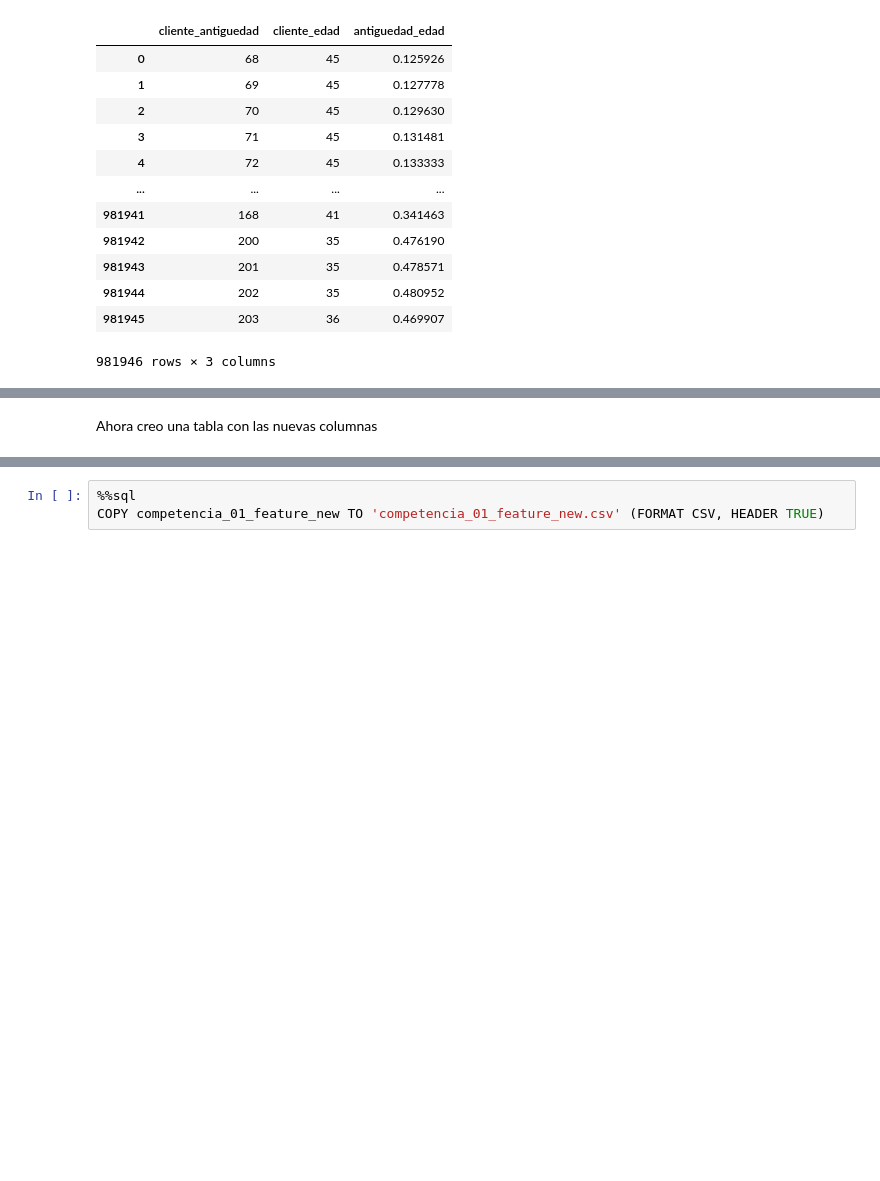
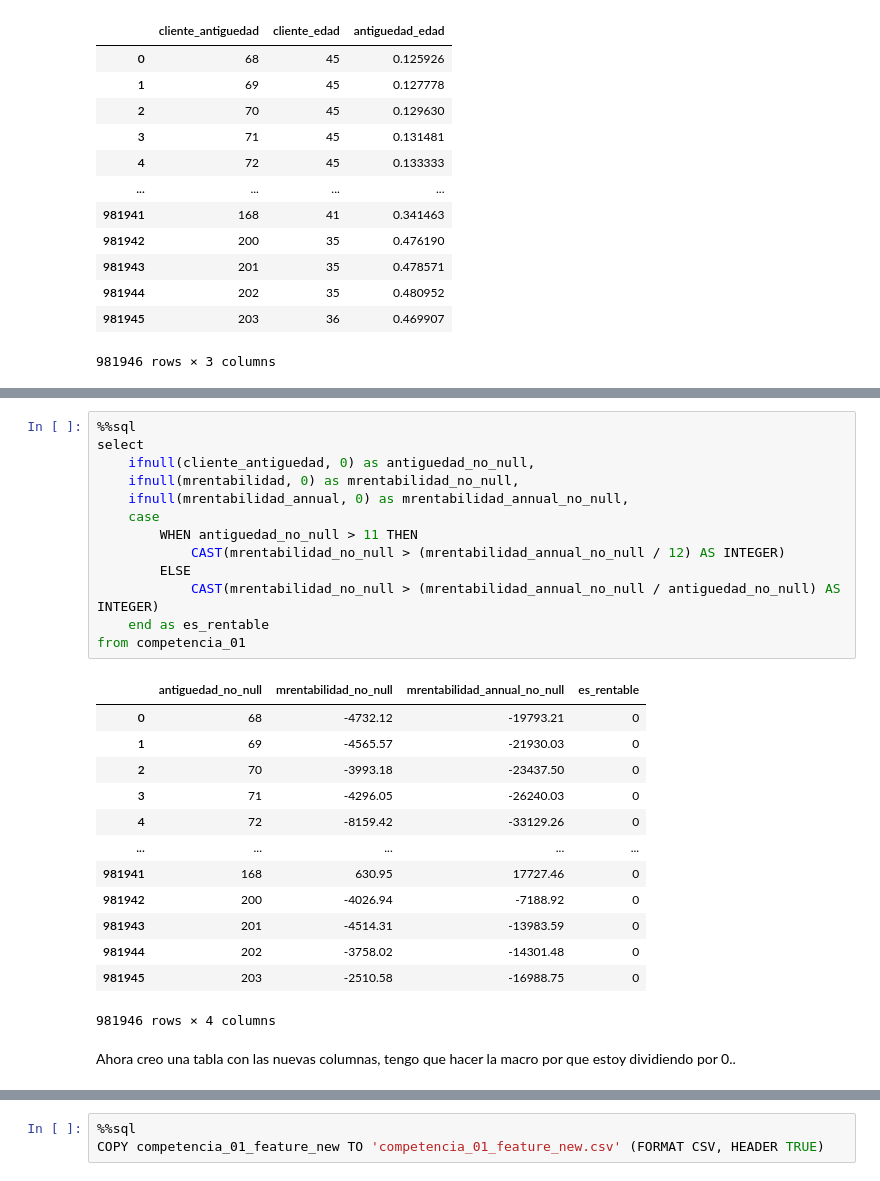
Before and after one commit to dmecoyfin/dmeyf2024, a Jupyter notebook: src/Competencia_1/Feature_Engineering_en_SQL.ipynb, the cells around one changed output, grey strips where cells are left out. Drawn from its saved outputs; the diff is of its cells as text; blank space fills up the shorter version.

Commit message:
nuevas features

```diff
--- a/src/Competencia_1/Feature_Engineering_en_SQL.ipynb
+++ b/src/Competencia_1/Feature_Engineering_en_SQL.ipynb
@@ -332,5 +331,32 @@ from competencia_01
+# %%
+%%sql
+select
+    ifnull(cliente_antiguedad, 0) as antiguedad_no_null,
+    ifnull(mrentabilidad, 0) as mrentabilidad_no_null,
+    ifnull(mrentabilidad_annual, 0) as mrentabilidad_annual_no_null,
+    case
+        WHEN antiguedad_no_null > 11 THEN
+            CAST(mrentabilidad_no_null > (mrentabilidad_annual_no_null / 12) AS INTEGER)
+        ELSE
+            CAST(mrentabilidad_no_null > (mrentabilidad_annual_no_null / antiguedad_no_null) AS INTEGER)
+    end as es_rentable
+from competencia_01
+# %% [output]
+|  | antiguedad_no_null | mrentabilidad_no_null | mrentabilidad_annual_no_null | es_rentable |
+| 0 | 68 | -4732.12 | -19793.21 | 0 |
+| 1 | 69 | -4565.57 | -21930.03 | 0 |
+| 2 | 70 | -3993.18 | -23437.50 | 0 |
+| 3 | 71 | -4296.05 | -26240.03 | 0 |
+| 4 | 72 | -8159.42 | -33129.26 | 0 |
+| ... | ... | ... | ... | ... |
+| 981941 | 168 | 630.95 | 17727.46 | 0 |
+| 981942 | 200 | -4026.94 | -7188.92 | 0 |
+| 981943 | 201 | -4514.31 | -13983.59 | 0 |
+| 981944 | 202 | -3758.02 | -14301.48 | 0 |
+| 981945 | 203 | -2510.58 | -16988.75 | 0 |
+981946 rows × 4 columns
 # %% [markdown]
-Ahora creo una tabla con las nuevas columnas
+Ahora creo una tabla con las nuevas columnas, tengo que hacer la macro por que estoy dividiendo por 0..
 # %%
 %%sql
 create or replace table competencia_01_feature_new as
```
Also changed, not shown: parts of 16 cells of this notebook, 2 other files.
